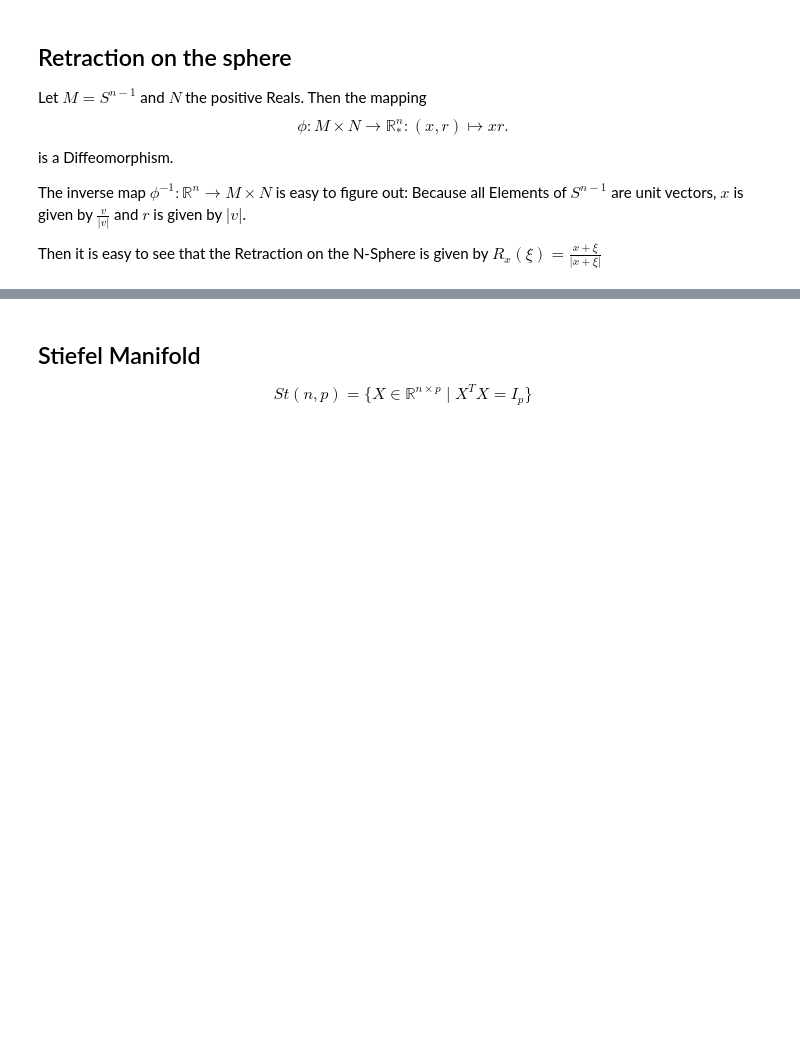
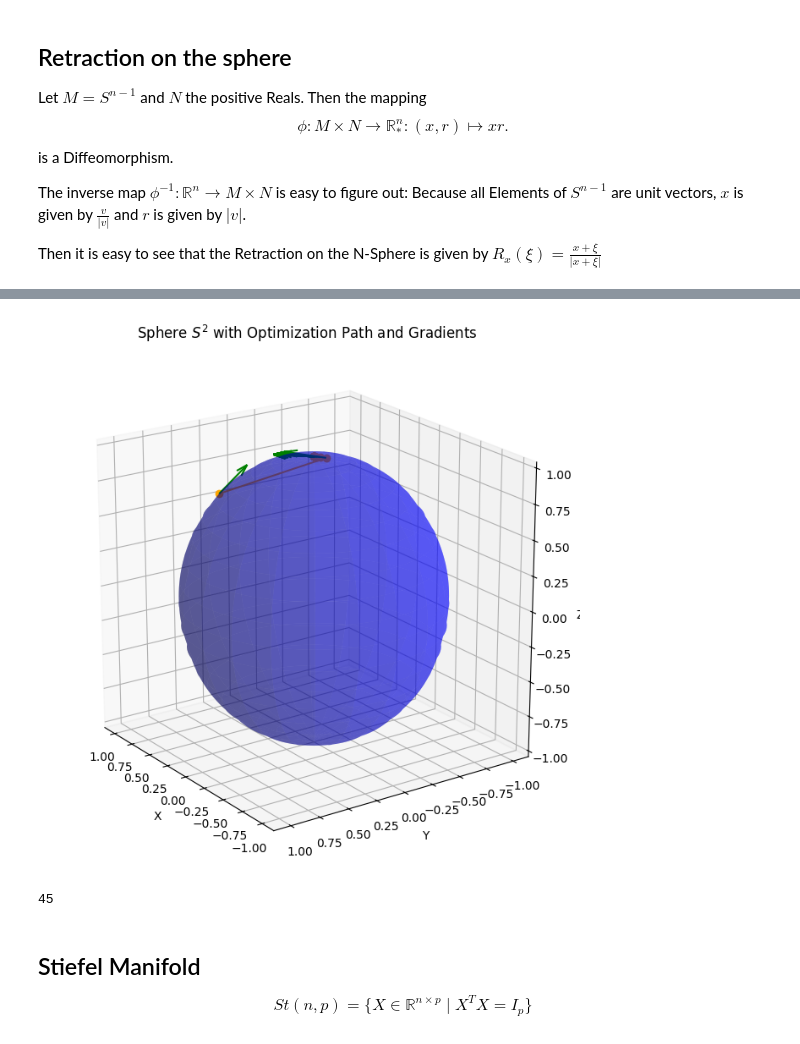
Before and after one commit to jkr11/Matrix-Manifolds, a Jupyter notebook: manifold.ipynb, the cells around one changed output, grey strips where cells are left out. Saved outputs shown, nothing was run; the diff lists cells and outputs as text; code cells hidden in the pictures; blank space fills up the shorter version.

```diff
--- a/manifold.ipynb
+++ b/manifold.ipynb
@@ -259,65 +271,101 @@ print(path.size)
 # %%
-alpha = 1
-beta =  0.2
+alpha = 3
+beta = 0.2
 sigma = 0.05
 
+
 def grad3(x_cur):
-    return 2* (A3 @ x_cur - x_cur * quotient(x_cur))
+  return 2 * (A3 @ x_cur - x_cur * quotient(x_cur))
+
 
 def armijo_point(x, f=quotient, grad=grad3):
   eta = -1.0 * grad(x)
   m = 0
   while True:
-    Rx = retraction(x,beta**m * np.conj(alpha) * eta)
+    Rx = retraction(x, beta**m * np.conj(alpha) * eta)
     lower = (-1.0 * sigma * grad(x)) @ ((beta**m) * alpha * eta)
     if f(x) - f(Rx) >= lower:
       return alpha * (beta**m)
     m += 1
 
 
 def search():
-  x0 = np.array((np.cos(np.pi / 4), np.sin(np.pi / 4)), dtype=float)
+
+  x0 = np.array(
+      [np.sin(phi) * np.cos(theta),
+       np.sin(phi) * np.sin(theta),
+       np.cos(phi)])
   XS = [x0]
   ES = []
   i = 0
   for i in range(1000):
-    etak = -grad2(x0)
+    etak = -grad3(x0)
 
     ES.append(etak)
-    if np.linalg.norm(etak) < 1e-4: break
+    if np.linalg.norm(etak,3) < 1e-4: break
     tk = armijo_point(x0)
     x0 = retraction(x0, tk * etak)
     XS.append(x0)
   return (np.array(XS), np.array(ES))
 
 
 path, gradients = search()
 
 
 def plot_sphere_with_path_and_gradients(points, gradients, path):
-    theta = np.linspace(0, 2 * np.pi, 50)
-    x_circle = np.cos(theta)
-    y_circle = np.sin(theta)
+  u = np.linspace(0, 2 * np.pi, 100)
+  v = np.linspace(0, np.pi, 100)
 
-    fig, ax = plt.subplots(figsize=(6, 6))
-    ax.plot(x_circle, y_circle, color='b', alpha=0.6)
+  x_sphere = np.outer(np.cos(u), np.sin(v))
+  y_sphere = np.outer(np.sin(u), np.sin(v))
+  z_sphere = np.outer(np.ones(np.size(u)), np.cos(v))
 
-    for point, gradient in zip(points, gradients):
-        ax.scatter(point[0], point[1], color='r', s=50)
-        ax.quiver(point[0], point[1], gradient[0], gradient[1], color='g', scale=10*np.linalg.norm(gradient,0))
+  fig = plt.figure(figsize=(10, 8))
+  ax = fig.add_subplot(111, projection='3d')
 
-    ax.scatter(path[:, 0], path[:, 1], cmap="winter", marker='o')
+  ax.plot_surface(x_sphere,
+                  y_sphere,
+                  z_sphere,
+                  color='b',
+                  alpha=0.4,
+                  rstride=5,
+                  cstride=5,
+                  linewidth=0)
 
-    ax.set_title("$S^1$ Circle with Optimization Path and Gradients")
-    ax.set_xlabel('X')
-    ax.set_ylabel('Y')
-    ax.set_aspect('equal', 'box')
+  ax.plot(path[:, 0],
+          path[:, 1],
+          path[:, 2],
+          color='orange',
+          marker='o',
+          label='Optimization Path')
 
-    plt.legend()
-    plt.show()
+  for point, gradient in zip(path, gradients):
+    ax.quiver(point[0],
+              point[1],
+              point[2],
+              gradient[0],
+              gradient[1],
+              gradient[2],
+              color='g',
+              length=0.3,
+              normalize=True)
+
+  ax.view_init(elev=20, azim=145)
+
+  ax.set_title("Sphere $S^2$ with Optimization Path and Gradients")
+  ax.set_xlabel('X')
+  ax.set_ylabel('Y')
+  ax.set_zlabel('Z')
+  ax.set_box_aspect([1, 1, 1])
+
+  plt.show()
+
 
 plot_sphere_with_path_and_gradients(path, gradients, path)
 print(path.size)
+# %% [output]
+[figure, added]
+45
 # %% [markdown]
 ## Stiefel Manifold
 
```
Also changed, not shown: parts of 1 cell of this notebook.
